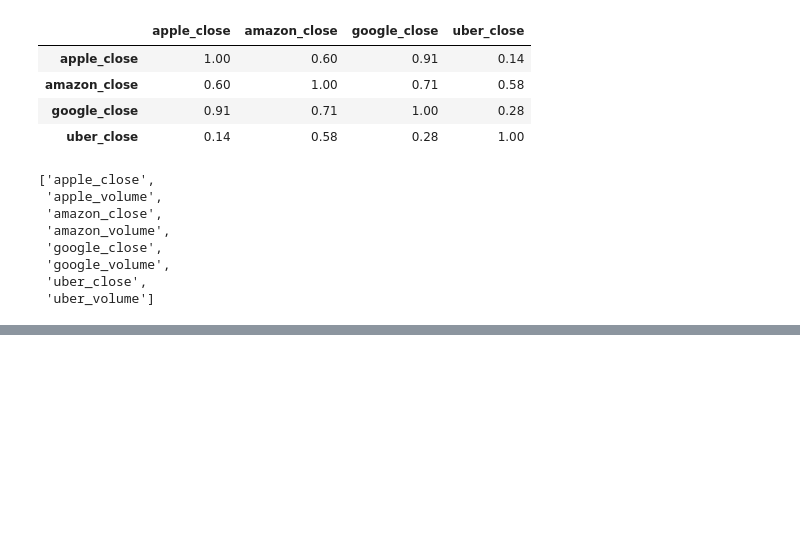
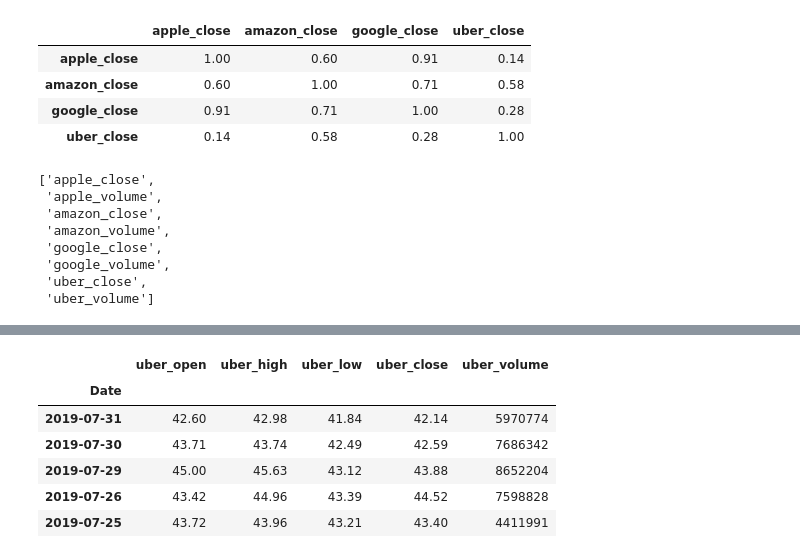
Before and after one commit to Krawieckk/data-science-bootcamp, a Jupyter notebook: 04_laczenie_danych.ipynb, the cells around one changed output, grey strips where cells are left out. Saved outputs shown, nothing was run; the diff lists cells and outputs as text; code cells hidden in the pictures; blank space fills up the shorter version.

```diff
--- a/04_laczenie_danych.ipynb
+++ b/04_laczenie_danych.ipynb
@@ -176,0 +192,11 @@ df[closes].corr()
+# %%
+uber_7 = uber[(uber.index.month == 7) & (uber.index.year == 2019)]
+uber_7
+# %% [output]
+|  | uber_open | uber_high | uber_low | uber_close | uber_volume |
+| Date |  |  |  |  |  |
+| 2019-07-31 | 42.60 | 42.98 | 41.84 | 42.14 | 5970774 |
+| 2019-07-30 | 43.71 | 43.74 | 42.49 | 42.59 | 7686342 |
+| 2019-07-29 | 45.00 | 45.63 | 43.12 | 43.88 | 8652204 |
+| 2019-07-26 | 43.42 | 44.96 | 43.39 | 44.52 | 7598828 |
+| 2019-07-25 | 43.72 | 43.96 | 43.21 | 43.40 | 4411991 |
```
Also changed, not shown: parts of 6 cells of this notebook.
